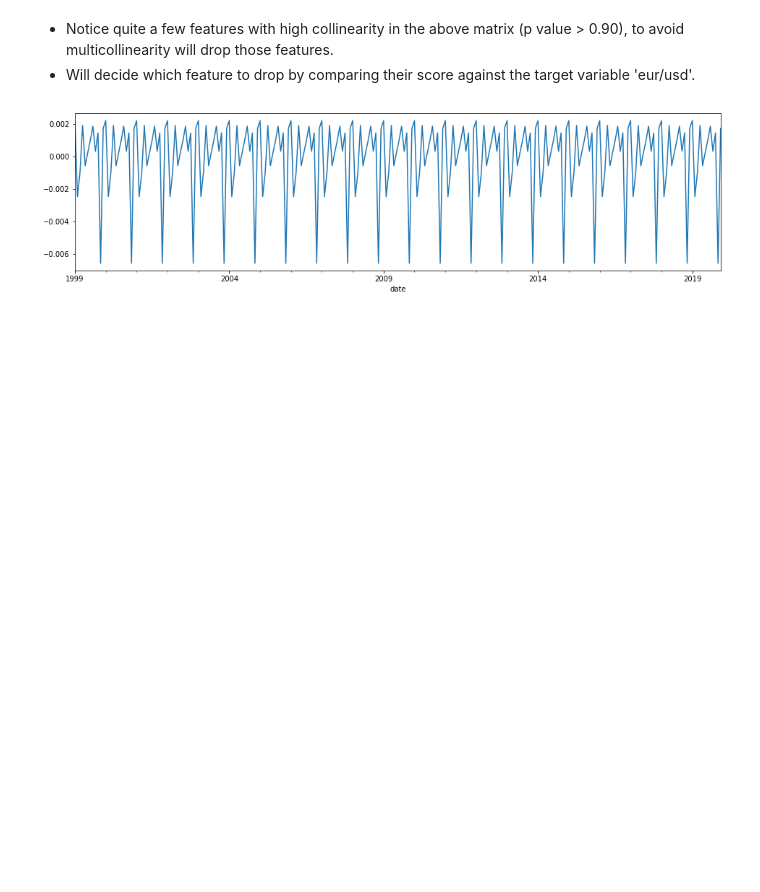
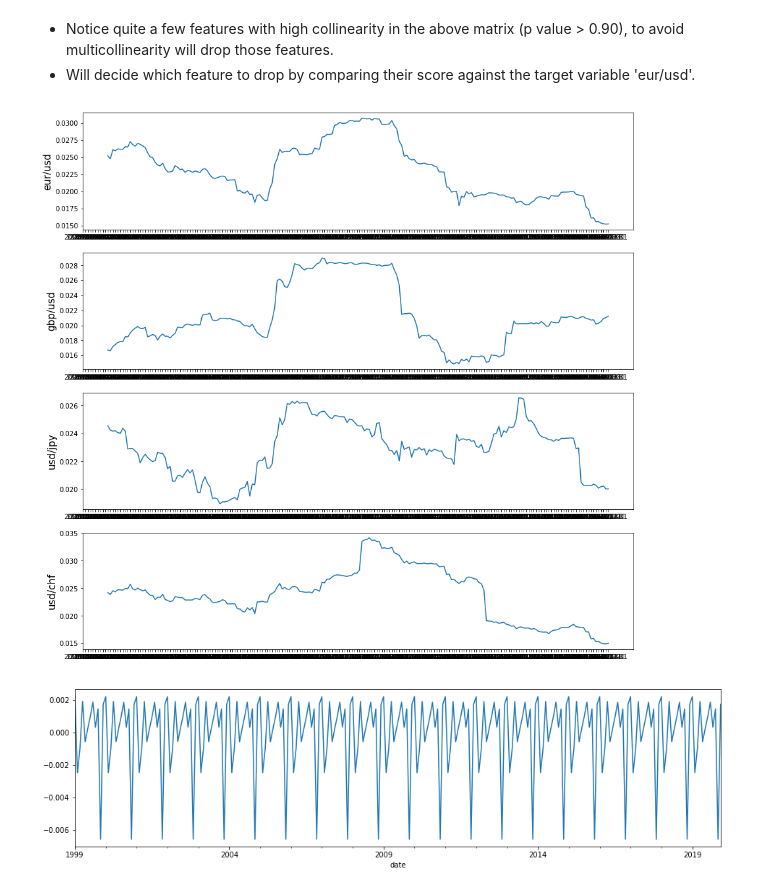
Before and after one commit to Roshh07/FX-Forecasting, a Jupyter notebook: code/Feature Engineering and EDA - Part 2.ipynb, the cells around one changed output. Cells and saved outputs as stored; diff of their text form; code cells hidden in the pictures; blank space fills up the shorter version.

```diff
--- a/code/Feature Engineering and EDA - Part 2.ipynb
+++ b/code/Feature Engineering and EDA - Part 2.ipynb
@@ -154,6 +176,15 @@ heat_map = sns.heatmap(corr,mask=mask,annot=True,vmin=-1,vmax=1,cmap="Blues")
 # There's a high collinearity between brent and wti, will keep wti and drop brent
 # Notice high collinearity between us and eu equity indices as well, will keep nasdaq and cac_40 and drop the rest
 final_df.drop(['snp_500', 'brent_crude', 'euro_n100'], axis = 1, inplace= True)
+# %%
+# Looking at the volatility of the monthly price for each currency pair between 1999 and 2020
+fig, axes = plt.subplots(nrows=4, figsize=(15,15))
+ccy_df = final_df[['eur/usd', 'gbp/usd', 'usd/jpy', 'usd/chf']]
+for i, columns in enumerate(ccy_df.columns):
+    axes[i].set_ylabel(columns, fontsize=15)
+    axes[i].plot(ccy_df[columns].pct_change().rolling(50).std())
+# %% [output]
+[figure, added]
 # %%
 # Load daily data set
 daily_df.drop(['Unnamed: 0'], axis = 1, inplace= True)
```
Also changed, not shown: parts of 5 cells of this notebook, 1 other file.
